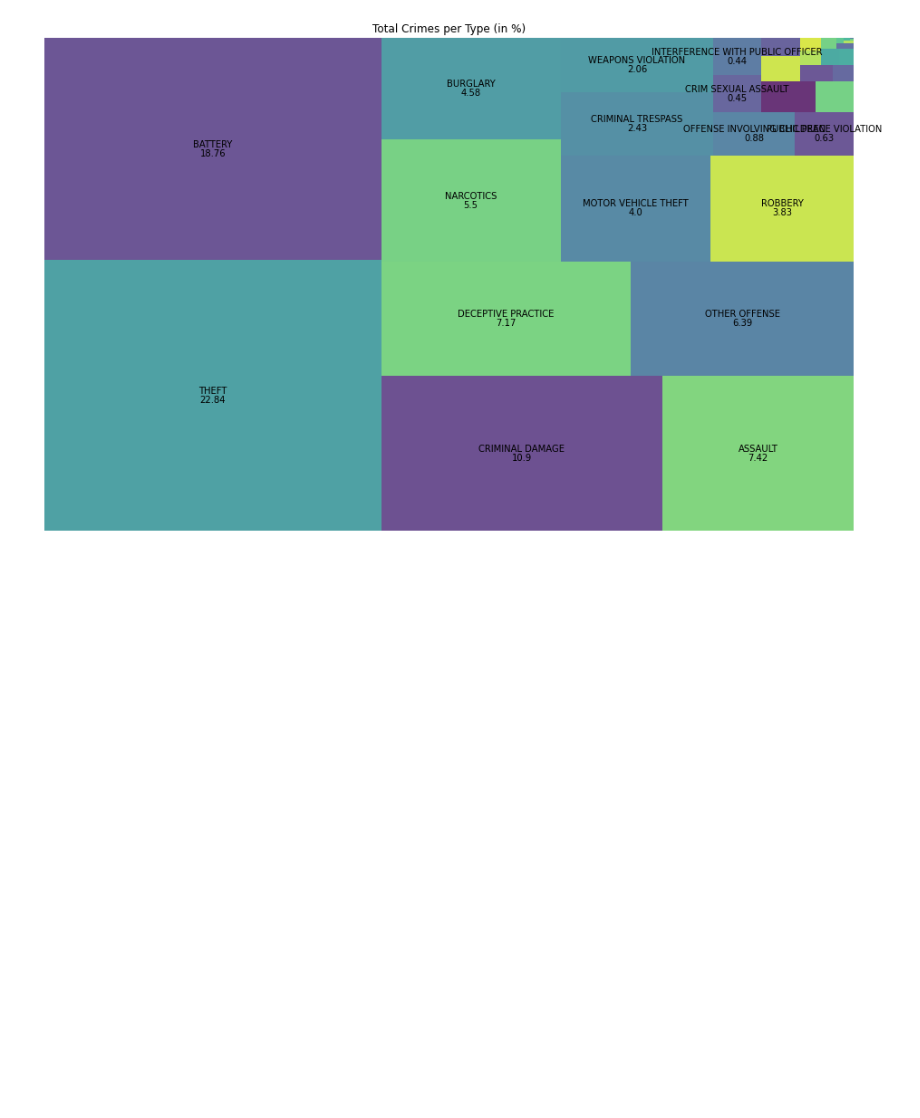
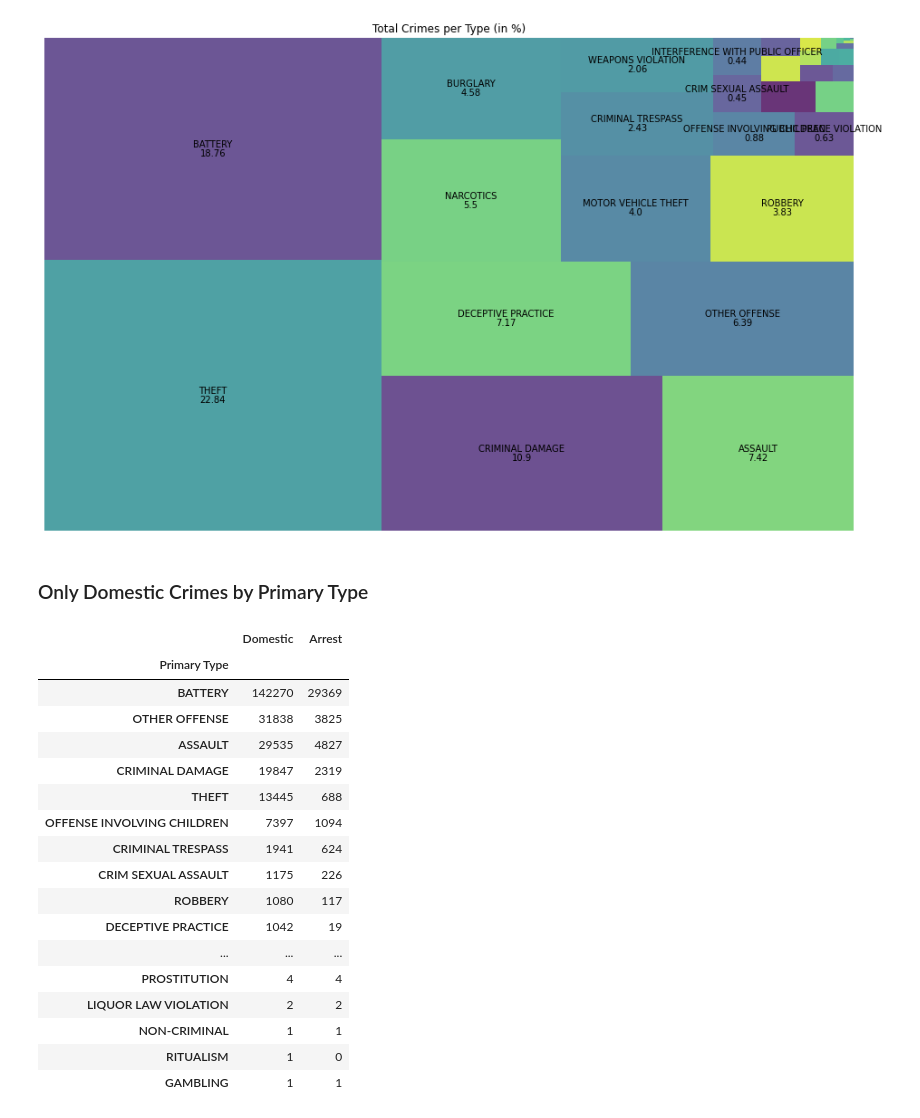
Before and after one commit to leo-cavalcante/crimes-in-chicago, a Jupyter notebook: Crime_category.ipynb, the cells around one changed output. Cells and saved outputs as stored; diff of their text form; code cells hidden in the pictures; blank space fills up the shorter version.

```diff
--- a/Crime_category.ipynb
+++ b/Crime_category.ipynb
@@ -54,3 +55,29 @@ plt.axis('off')
 plt.show()
 # %% [output]
 [figure]
+# %% [markdown]
+### Only Domestic Crimes by Primary Type
+# %%
+domestic_crimes_per_type = crimes[crimes["Domestic"]==1].groupby('Primary Type').sum()
+domestic_crimes_per_type = domestic_crimes_per_type[["Domestic", "Arrest"]]
+domestic_crimes_per_type.sort_values("Domestic",ascending=False,inplace=True)
+domestic_crimes_per_type
+# %% [output]
+|  | Domestic | Arrest |
+| Primary Type |  |  |
+| BATTERY | 142270 | 29369 |
+| OTHER OFFENSE | 31838 | 3825 |
+| ASSAULT | 29535 | 4827 |
+| CRIMINAL DAMAGE | 19847 | 2319 |
+| THEFT | 13445 | 688 |
+| OFFENSE INVOLVING CHILDREN | 7397 | 1094 |
+| CRIMINAL TRESPASS | 1941 | 624 |
+| CRIM SEXUAL ASSAULT | 1175 | 226 |
+| ROBBERY | 1080 | 117 |
+| DECEPTIVE PRACTICE | 1042 | 19 |
+| ... | ... | ... |
+| PROSTITUTION | 4 | 4 |
+| LIQUOR LAW VIOLATION | 2 | 2 |
+| NON-CRIMINAL | 1 | 1 |
+| RITUALISM | 1 | 0 |
+| GAMBLING | 1 | 1 |
```
Also changed, not shown: parts of 4 cells of this notebook.
